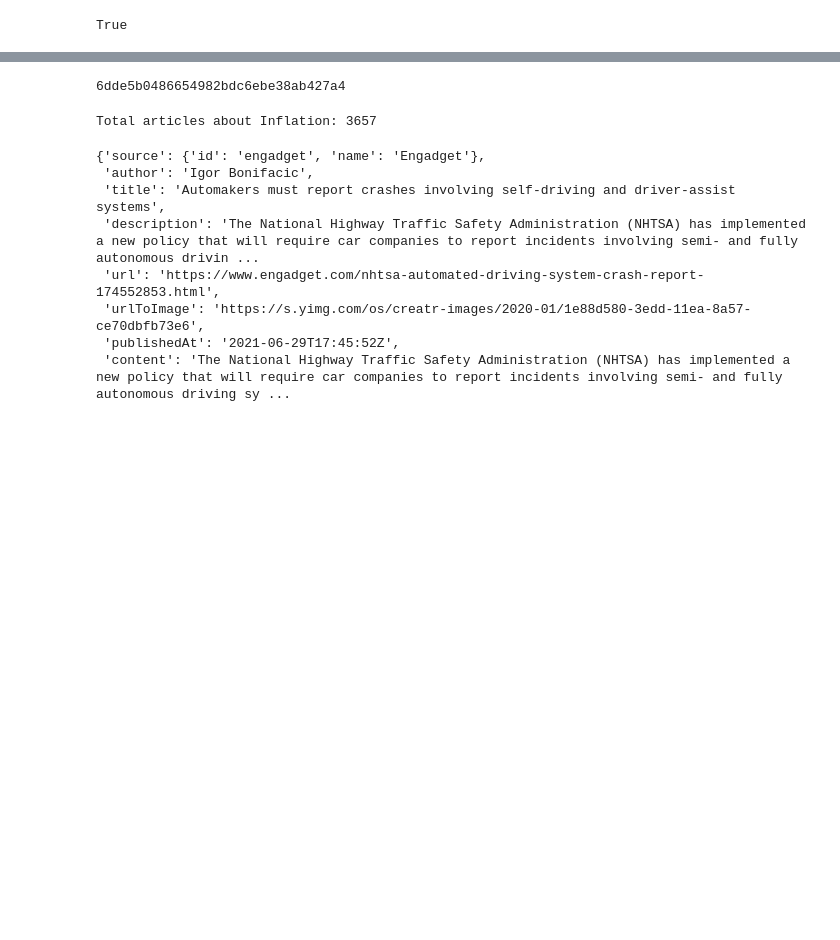
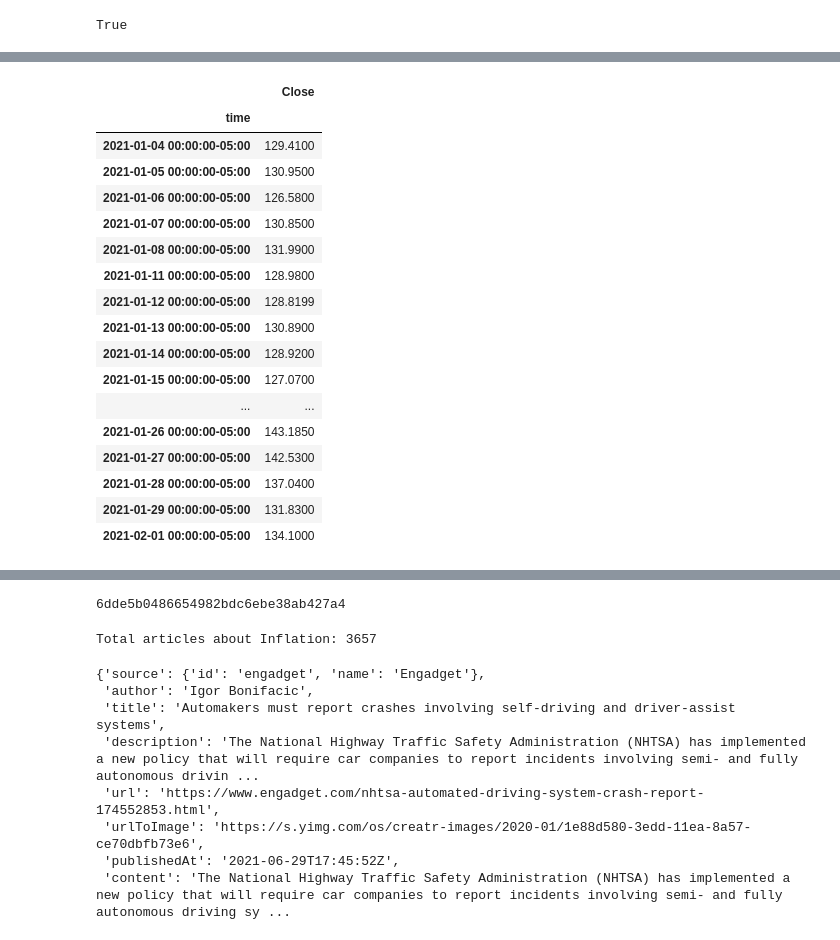
Before and after one commit to Billieo/p2-g3, a Jupyter notebook: notebooks/Samuel's_Notebook/notebooks/alpaca.ipynb, the cells around one changed output, grey strips where cells are left out. Saved outputs shown, nothing was run; the diff lists cells and outputs as text; code cells hidden in the pictures; blank space fills up the shorter version.

```diff
--- a/notebooks/Samuel's_Notebook/notebooks/alpaca.ipynb
+++ b/notebooks/Samuel's_Notebook/notebooks/alpaca.ipynb
@@ -132,0 +131,38 @@ apple_df.head(20)
+# %%
+#apple_df = pd.DataFrame()
+#apple_df["Close"] = appl_ticker["AAPL"]["close"]
+#apple_df[" "] = apple_df["Date"]
+#.index = apple_df.index.date
+#apple_df.head(20)
+signals_df = appl_ticker.loc[:, ['close']].copy()
+signals_df = signals_df.set_index("", drop=True)
+short_window = 50
+long_window = 100
+#signals_df = signals_df.set_index("Date", drop=True)
+signals_df["SMA50"] = signals_df["Apple"].rolling(window=short_window).mean()
+signals_df["SMA100"] = signals_df["Apple"].rolling(window=long_window).mean()
+signals_df["Signal"] = 0.0
+signals_df["Signal"][short_window:] = np.where(
+    signals_df["SMA50"][short_window:] < signals_df["SMA100"][short_window:], 1.0, 0.0
+)
+signals_df['Entry/Exit'] = signals_df['Signal'].diff()
+signals_df.tail(10)
+# %% [output]
+|  | Close |
+| time |  |
+| 2021-01-04 00:00:00-05:00 | 129.4100 |
+| 2021-01-05 00:00:00-05:00 | 130.9500 |
+| 2021-01-06 00:00:00-05:00 | 126.5800 |
+| 2021-01-07 00:00:00-05:00 | 130.8500 |
+| 2021-01-08 00:00:00-05:00 | 131.9900 |
+| 2021-01-11 00:00:00-05:00 | 128.9800 |
+| 2021-01-12 00:00:00-05:00 | 128.8199 |
+| 2021-01-13 00:00:00-05:00 | 130.8900 |
+| 2021-01-14 00:00:00-05:00 | 128.9200 |
+| 2021-01-15 00:00:00-05:00 | 127.0700 |
+| ... | ... |
+| 2021-01-26 00:00:00-05:00 | 143.1850 |
+| 2021-01-27 00:00:00-05:00 | 142.5300 |
+| 2021-01-28 00:00:00-05:00 | 137.0400 |
+| 2021-01-29 00:00:00-05:00 | 131.8300 |
+| 2021-02-01 00:00:00-05:00 | 134.1000 |
```
Also changed, not shown: parts of 10 cells of this notebook, 1 other file.
